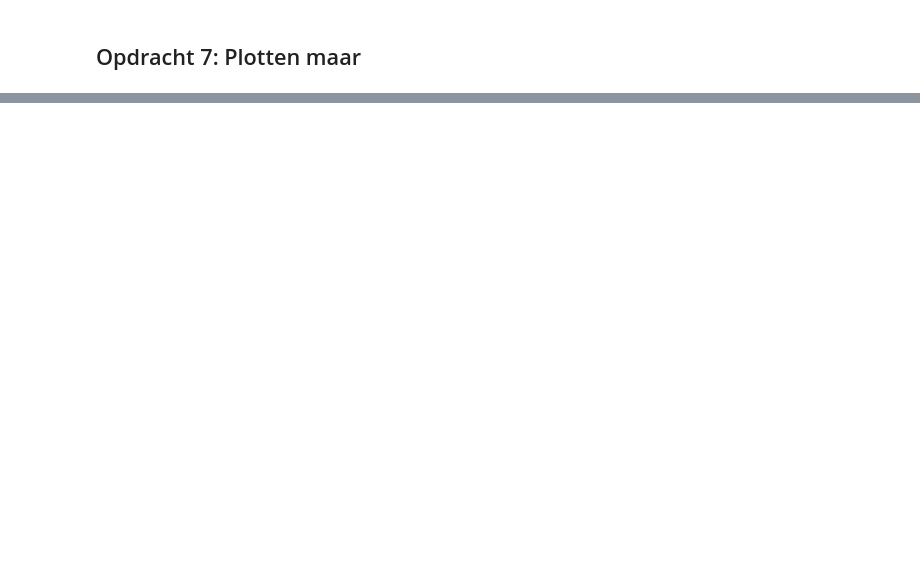
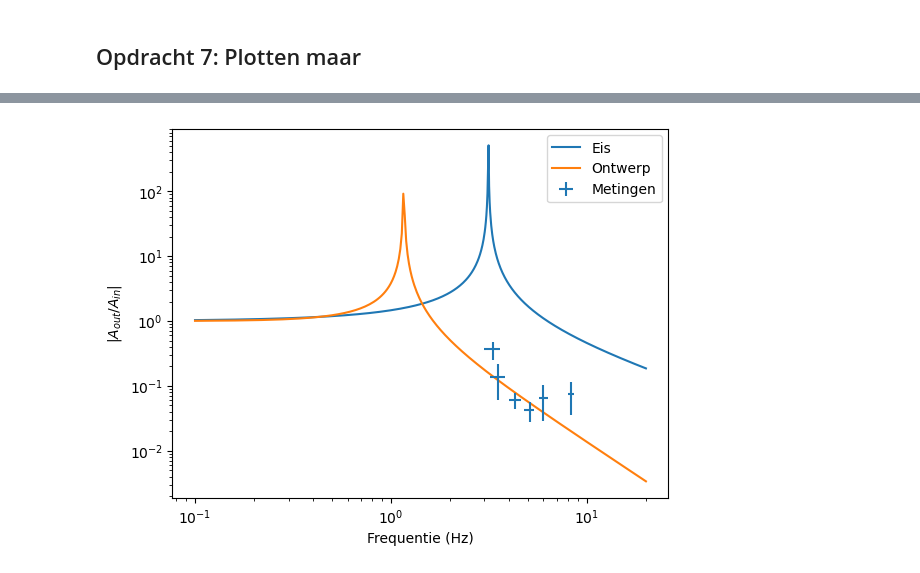
Before and after one commit to AnnetMoeleker/opdrachten-DEF-D, a Jupyter notebook: FysiekeOntwerpopdrachten/5MaakEenOpstellingTrillingsvrij/Ontwerpopdracht5MaakEenOpstellingTrillingsvrijInvulTemplate.ipynb, the cells around one changed output, grey strips where cells are left out. Drawn from its saved outputs; the diff is of its cells as text; code cells hidden in the pictures; blank space fills up the shorter version.

Commit message:
Metingen

```diff
--- a/FysiekeOntwerpopdrachten/5MaakEenOpstellingTrillingsvrij/Ontwerpopdracht5MaakEenOpstellingTrillingsvrijInvulTemplate.ipynb
+++ b/FysiekeOntwerpopdrachten/5MaakEenOpstellingTrillingsvrij/Ontwerpopdracht5MaakEenOpstellingTrillingsvrijInvulTemplate.ipynb
@@ -176,4 +202,34 @@ Als je hier negatief geantwoord hebt, kopieer onder deze cel dan alle cellen van
 # %%
-# Voeg hier je plots in.
+frequenties = np.linspace(0.1,20,1000)
+omega = 2*np.pi*frequenties
+omega_0 = 2*np.pi*kf(frequenties)
+def amp_overdracht(omega, omega_0):
+    return np.abs(1/ (1-(omega**2)/(omega_0**2)))
+
+plt.figure()
+plt.xlabel('Frequentie (Hz)')
+plt.ylabel('$|A_{out}/A_{in}|$')
+plt.xscale('log')
+plt.yscale('log')
+#eis
+plt.plot(frequenties, amp_overdracht(omega, omega_0), label='Eis')
+#ontwerp
+plt.plot(frequenties, amp_overdracht(omega, np.sqrt(9.81/0.184)), label='Ontwerp')
+
+#metingen
+f_meting = np.array([3.5, 5.1, 6, 8.3, 4.3,3.3])
+amp_in = np.array([1.36,3.58,5.45,5.2, 3.62,2.36])
+amp_uit = np.array([0.19,0.15,0.36,0.39, 0.22,0.86])
+amp_meting=amp_uit/amp_in
+u_ain = np.array([0.3,0.3,0.2,0.5, 0.6,0.5])
+u_auit = np.array([0.1,0.05,0.2,0.2, 0.05,0.2])
+
+plt.errorbar(f_meting, amp_meting, xerr=0.3, yerr=amp_meting * np.sqrt( (u_ain/amp_in)**2 + (u_auit/amp_uit)**2 ), fmt='none', label='Metingen')
+
+plt.legend()
+plt.savefig('Grafiek_metingen.png', dpi=300)
+plt.show()
+# %% [output]
+[figure, added]
 # %% [markdown]
 ## Opdracht 8: Leerdoelen
```
Also changed, not shown: parts of 13 cells of this notebook, 11 other files.
